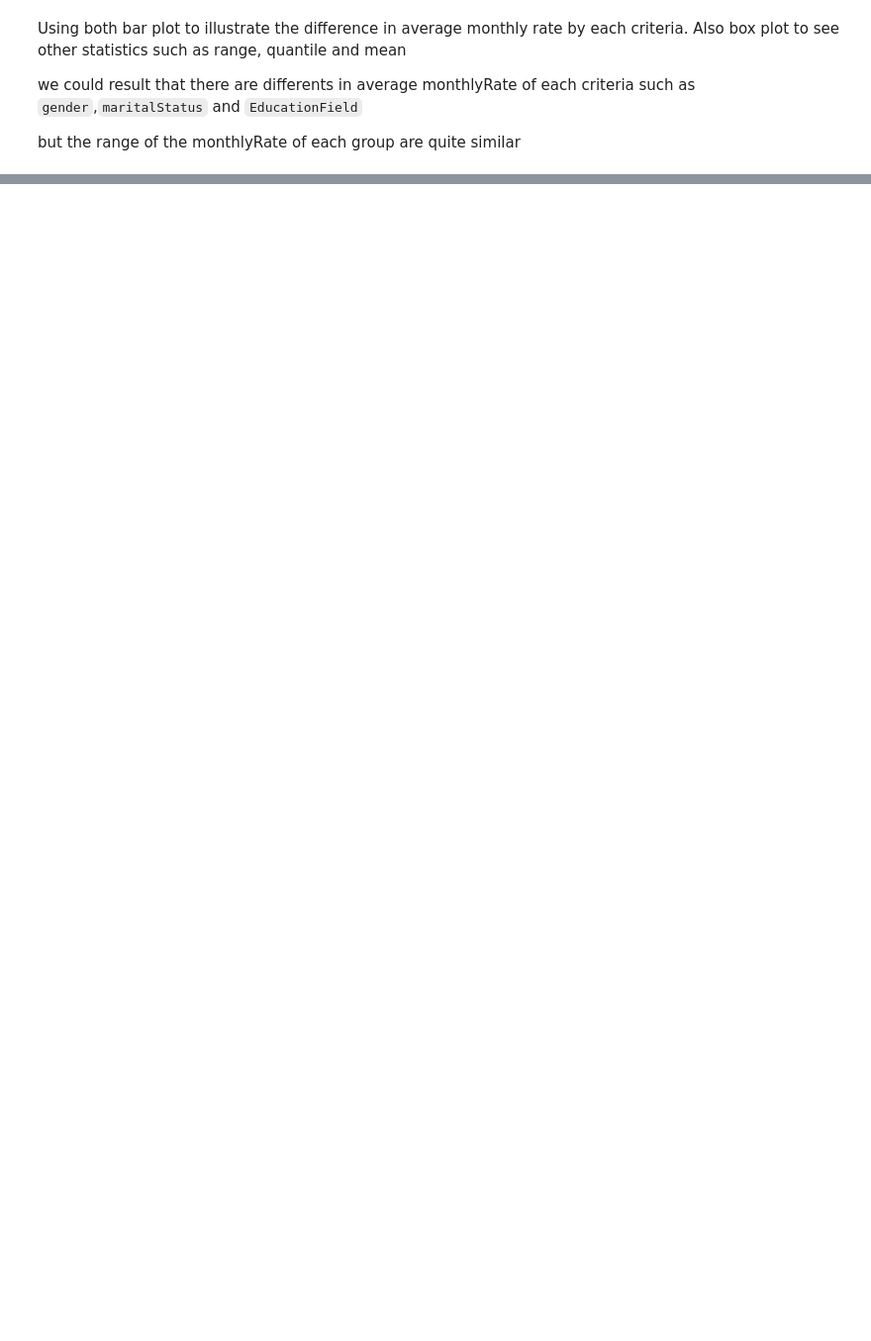
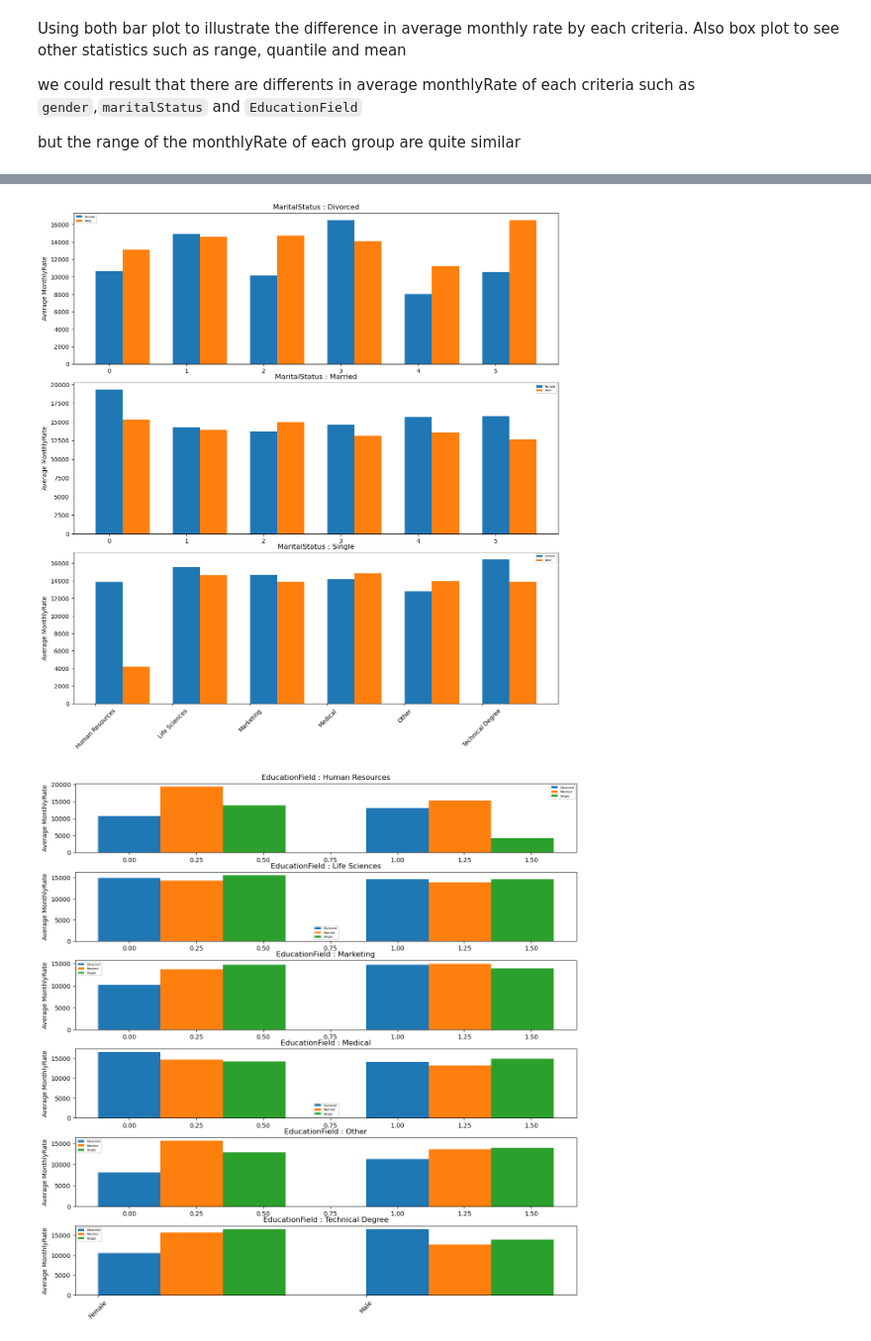
Before and after one commit to khemingkapat/cpe_code, a Jupyter notebook: data_models/types_of_data/CPE232-HW2-DataType.ipynb, the cells around one changed output, grey strips where cells are left out. Shown: that part at 99% size. Cells and saved outputs as stored; diff of their text form; code cells hidden in the pictures; blank space fills up the shorter version.

```diff
--- a/data_models/types_of_data/CPE232-HW2-DataType.ipynb
+++ b/data_models/types_of_data/CPE232-HW2-DataType.ipynb
@@ -210,0 +224,3 @@ but the range of the monthlyRate of each group are quite similar
+# %%
+df_grouped = df.groupby(["Gender", "MaritalStatus","EducationField"]).agg(avg_rate=("MonthlyRate","mean")).reset_index()
+df_grouped
@@ -210,0 +245,32 @@ but the range of the monthlyRate of each group are quite similar
+# %%
+def plot_subcriteria(df,main_criteria,sub1,sub2):
+    '''
+        main -> row
+        sub1 -> column
+        sub2 -> side by side column
+    '''
+
+    width = 0.7 / df[sub2].unique().size
+    nrows = df[main_criteria].unique().size
+    fig, axes = plt.subplots(nrows, figsize=(12, 12))
+    fig.tight_layout(pad=1.0)
+
+    index = np.arange(df[sub1].unique().size)
+    for i,item in enumerate(df[main_criteria].unique()):
+        main_df = df.loc[df[main_criteria] == item]
+        for j,subitem in enumerate(df[sub2].unique()):
+            # display(main_df.loc[main_df[sub2]==subitem])
+            axes[i].bar(index + width*j,main_df.loc[main_df[sub2]==subitem].avg_rate,width,label=subitem)
+            axes[i].set_title(f"{main_criteria} : {item}")
+            axes[i].set_ylabel("Average MonthlyRate")
+            axes[i].legend(fontsize=5)
+    axes[-1].set_xticks(index-width/2)
+    axes[-1].set_xticklabels(main_df[sub1].unique())
+    axes[-1].tick_params(axis='x',labelrotation=45)
+# %%
+plot_subcriteria(df_grouped,"MaritalStatus","EducationField","Gender")
+plot_subcriteria(df_grouped,"EducationField","Gender","MaritalStatus")
+plot_subcriteria(df_grouped,"MaritalStatus","Gender","EducationField")
+# %% [output]
+[figure, added]
+[figure, added]
```
Also changed, not shown: parts of 14 cells of this notebook.
